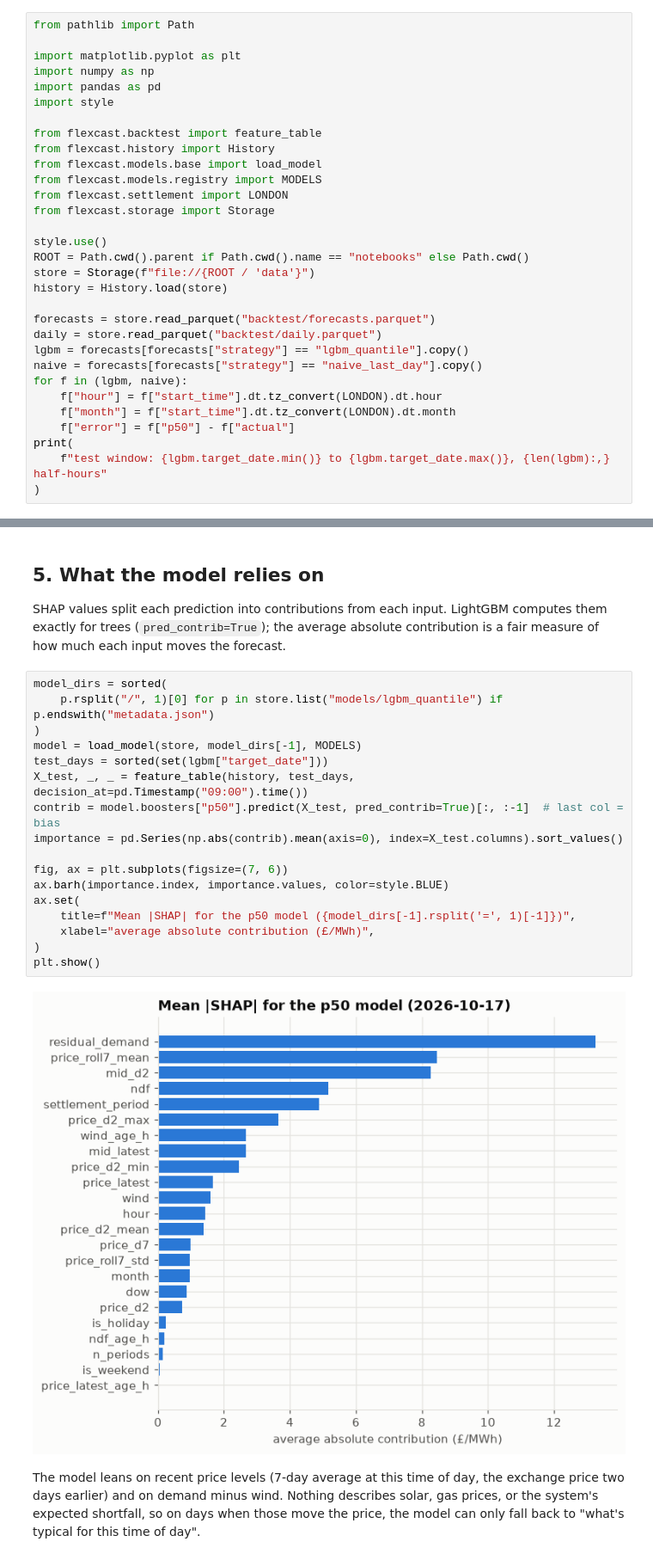
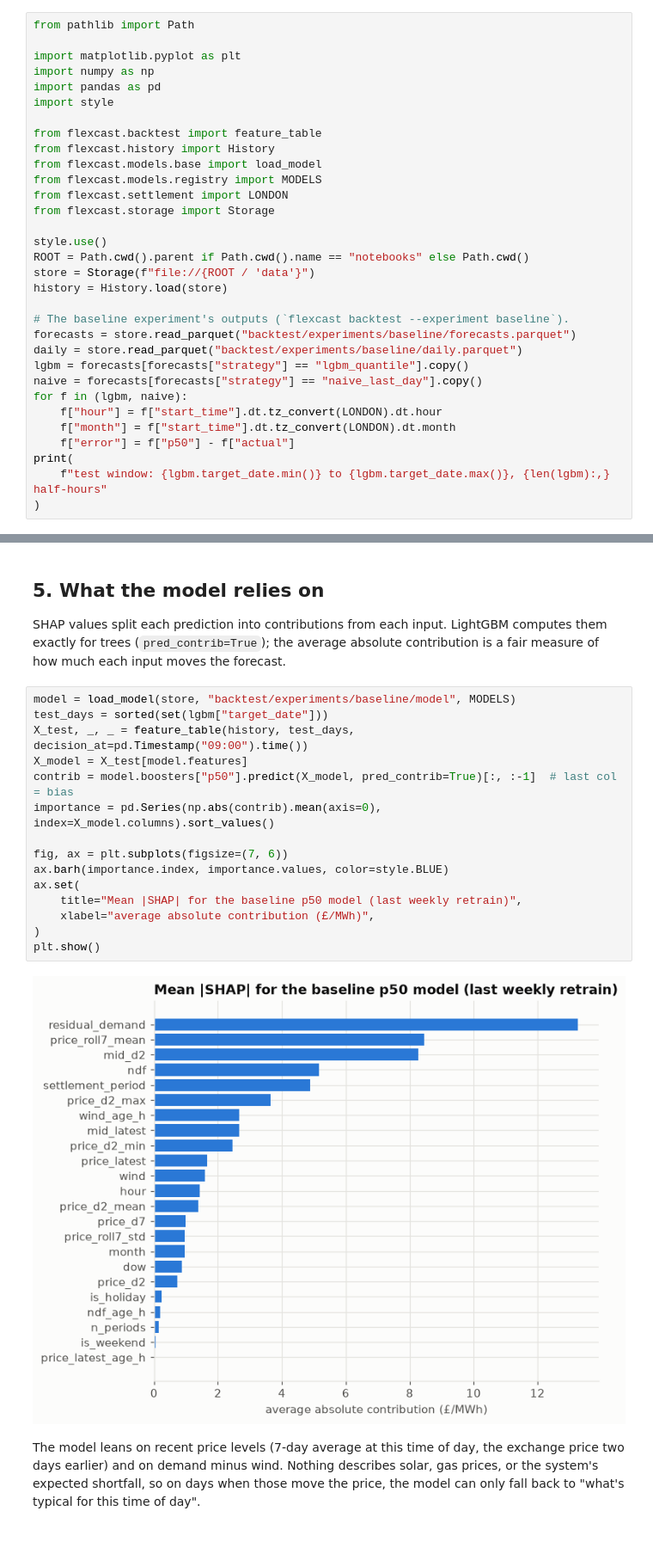
Before and after one commit to Vishal151/flexcast, a Jupyter notebook: notebooks/02_diagnose_model.ipynb, the cells around one changed output, grey strips where cells are left out. Shown at 86% size. Cells and saved outputs as stored; diff of their text form.

```diff
--- a/notebooks/02_diagnose_model.ipynb
+++ b/notebooks/02_diagnose_model.ipynb
@@ -34,8 +34,9 @@ ROOT = Path.cwd().parent if Path.cwd().name == "notebooks" else Path.cwd()
 store = Storage(f"file://{ROOT / 'data'}")
 history = History.load(store)
 
-forecasts = store.read_parquet("backtest/forecasts.parquet")
-daily = store.read_parquet("backtest/daily.parquet")
+# The baseline experiment's outputs (`flexcast backtest --experiment baseline`).
+forecasts = store.read_parquet("backtest/experiments/baseline/forecasts.parquet")
+daily = store.read_parquet("backtest/experiments/baseline/daily.parquet")
 lgbm = forecasts[forecasts["strategy"] == "lgbm_quantile"].copy()
 naive = forecasts[forecasts["strategy"] == "naive_last_day"].copy()
 for f in (lgbm, naive):
@@ -183,24 +184,22 @@ SHAP values split each prediction into contributions from each input. LightGBM c
 exactly for trees (`pred_contrib=True`); the average absolute contribution is a fair measure
 of how much each input moves the forecast.
 # %%
-model_dirs = sorted(
-    p.rsplit("/", 1)[0] for p in store.list("models/lgbm_quantile") if p.endswith("metadata.json")
-)
-model = load_model(store, model_dirs[-1], MODELS)
+model = load_model(store, "backtest/experiments/baseline/model", MODELS)
 test_days = sorted(set(lgbm["target_date"]))
 X_test, _, _ = feature_table(history, test_days, decision_at=pd.Timestamp("09:00").time())
-contrib = model.boosters["p50"].predict(X_test, pred_contrib=True)[:, :-1]  # last col = bias
-importance = pd.Series(np.abs(contrib).mean(axis=0), index=X_test.columns).sort_values()
+X_model = X_test[model.features]
+contrib = model.boosters["p50"].predict(X_model, pred_contrib=True)[:, :-1]  # last col = bias
+importance = pd.Series(np.abs(contrib).mean(axis=0), index=X_model.columns).sort_values()
 
 fig, ax = plt.subplots(figsize=(7, 6))
 ax.barh(importance.index, importance.values, color=style.BLUE)
 ax.set(
-    title=f"Mean |SHAP| for the p50 model ({model_dirs[-1].rsplit('=', 1)[-1]})",
+    title="Mean |SHAP| for the baseline p50 model (last weekly retrain)",
     xlabel="average absolute contribution (£/MWh)",
 )
 plt.show()
 # %% [output]
-[figure, old version]
+[figure, new version]
 # %% [markdown]
 The model leans on recent price levels (7-day average at this time of day, the exchange price
 two days earlier) and on demand minus wind. Nothing describes solar, gas prices, or the
```
Also changed, not shown: 7 other files.
